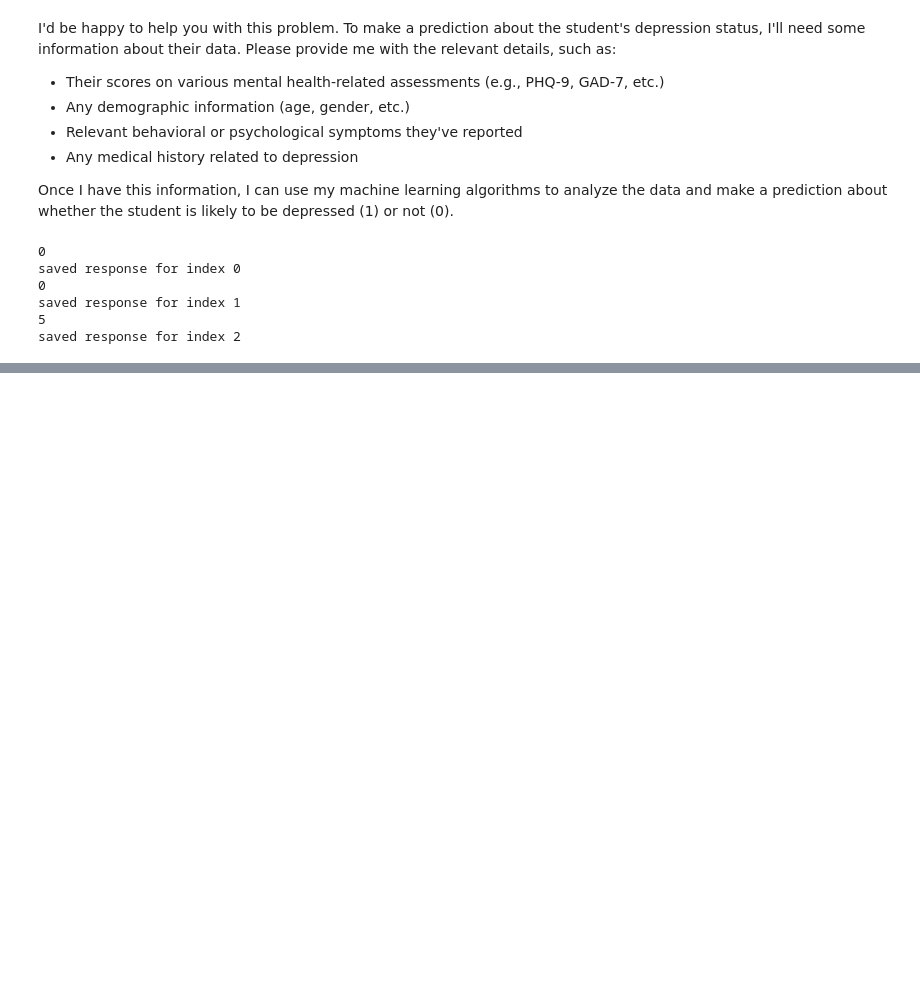
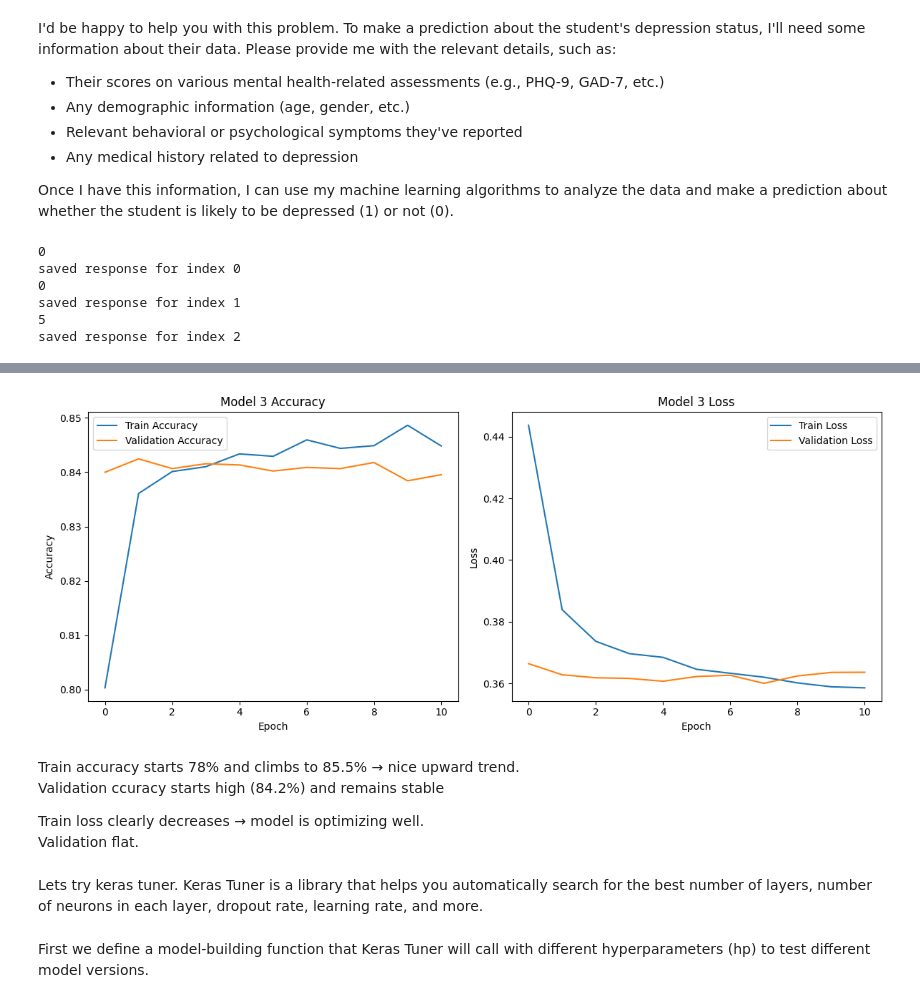
Before and after one commit to paranjaa/ece1508-student-depression-project, a Jupyter notebook: ECE1508_Project_Combined.ipynb, the cells around one changed output, grey strips where cells are left out. Cells and saved outputs as stored; diff of their text form; code cells hidden in the pictures; blank space fills up the shorter version.

```diff
--- a/ECE1508_Project_Combined.ipynb
+++ b/ECE1508_Project_Combined.ipynb
@@ -1119,0 +1687,35 @@ drive.mount('/content/drive')
+# %%
+# Plot training & validation accuracy values
+plt.figure(figsize=(12, 5))
+
+# Accuracy
+plt.subplot(1, 2, 1)
+plt.plot(history.history['accuracy'], label='Train Accuracy')
+plt.plot(history.history['val_accuracy'], label='Validation Accuracy')
+plt.title('Model 3 Accuracy')
+plt.xlabel('Epoch')
+plt.ylabel('Accuracy')
+plt.legend()
+
+# Loss
+plt.subplot(1, 2, 2)
+plt.plot(history.history['loss'], label='Train Loss')
+plt.plot(history.history['val_loss'], label='Validation Loss')
+plt.title('Model 3 Loss')
+plt.xlabel('Epoch')
+plt.ylabel('Loss')
+plt.legend()
+
+plt.tight_layout()
+plt.show()
+# %% [output]
+[figure, added]
+# %% [markdown]
+Train accuracy starts 78% and climbs to 85.5% → nice upward trend. <br>
+Validation ccuracy starts high (84.2%) and remains stable <br>
+
+Train loss clearly decreases → model is optimizing well. <br>
+Validation flat. <br>
+# %% [markdown]
+Lets try keras tuner.
+Keras Tuner is a library that helps you automatically search for the best number of layers, number of neurons in each layer, dropout rate, learning rate, and more.
@@ -1119,0 +1725,2 @@ drive.mount('/content/drive')
+# %% [markdown]
+First we define a model-building function that Keras Tuner will call with different hyperparameters (hp) to test different model versions.
```
Also changed, not shown: parts of 64 cells of this notebook.
